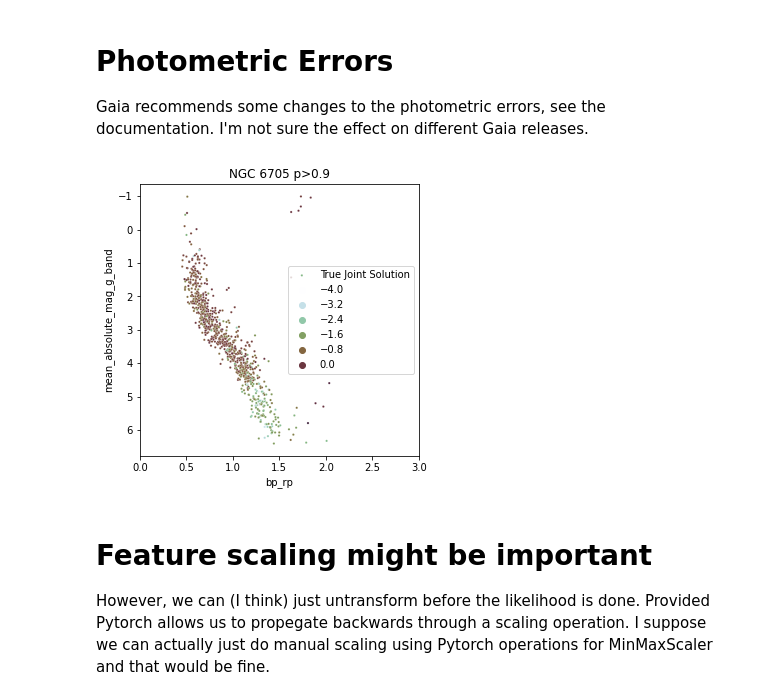
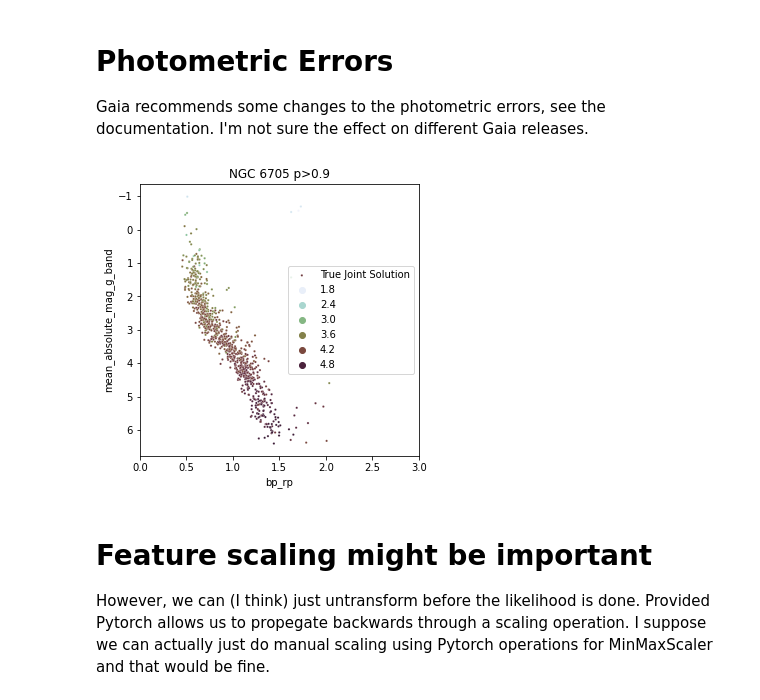
Before and after one commit to ocallam6/VaeStar, a Jupyter notebook: data_prep.ipynb, the cells around one changed output. Cells and saved outputs as stored; diff of their text form; code cells hidden in the pictures.

```diff
--- a/data_prep.ipynb
+++ b/data_prep.ipynb
@@ -51,7 +51,7 @@ cluster_df=scatter
 # %% [markdown]
 Select the relevant columns
 # %%
-cluster_df=cluster_df[['ra','dec','parallax','phot_g_mean_mag','phot_g_mean_flux','phot_rp_mean_flux','phot_bp_mean_flux','phot_bp_mean_mag','phot_rp_mean_mag','bp_rp','mean_absolute_mag_g_band','ra_error','dec_error','parallax_error','phot_g_mean_flux_error','phot_bp_mean_flux_error','phot_rp_mean_flux_error','mh_gspphot']].reset_index(drop=True)
+cluster_df=cluster_df[['ra','dec','parallax','phot_g_mean_mag','phot_g_mean_flux','phot_rp_mean_flux','phot_bp_mean_flux','phot_bp_mean_mag','phot_rp_mean_mag','bp_rp','mean_absolute_mag_g_band','ra_error','dec_error','parallax_error','phot_g_mean_flux_error','phot_bp_mean_flux_error','phot_rp_mean_flux_error','mh_gspphot','logg_gspphot']].reset_index(drop=True)
 # %% [markdown]
 # Photometric Errors
 
@@ -64,19 +64,19 @@ cluster_df['bp_rp_error']=np.sqrt(cluster_df['rp_error']**2+cluster_df['bp_error
 # %%
 f, axes = plt.subplots(1, 1)
 f.set_figheight(5)
 f.set_figwidth(5)
 
 
 
 
-sn.scatterplot(x=cluster_df['bp_rp'],y=cluster_df['mean_absolute_mag_g_band'],hue=cluster_df['mh_gspphot'],s=5,ax=axes,label='True Joint Solution',color='b', palette="ch:r=1,l=1.0")
+sn.scatterplot(x=cluster_df['bp_rp'],y=cluster_df['mean_absolute_mag_g_band'],hue=cluster_df['logg_gspphot'],s=5,ax=axes,label='True Joint Solution',color='b', palette="ch:r=1,l=1.0")
 axes.invert_yaxis()
 plt.legend()
 axes.set_title("NGC 6705 p>0.9")
 plt.xlim(0,3)
 plt.show()
 # %% [output]
-[figure, old version]
+[figure, new version]
 # %% [markdown]
 # Feature scaling might be important
 
```
Also changed, not shown: parts of 7 cells of this notebook, 5 other files.
